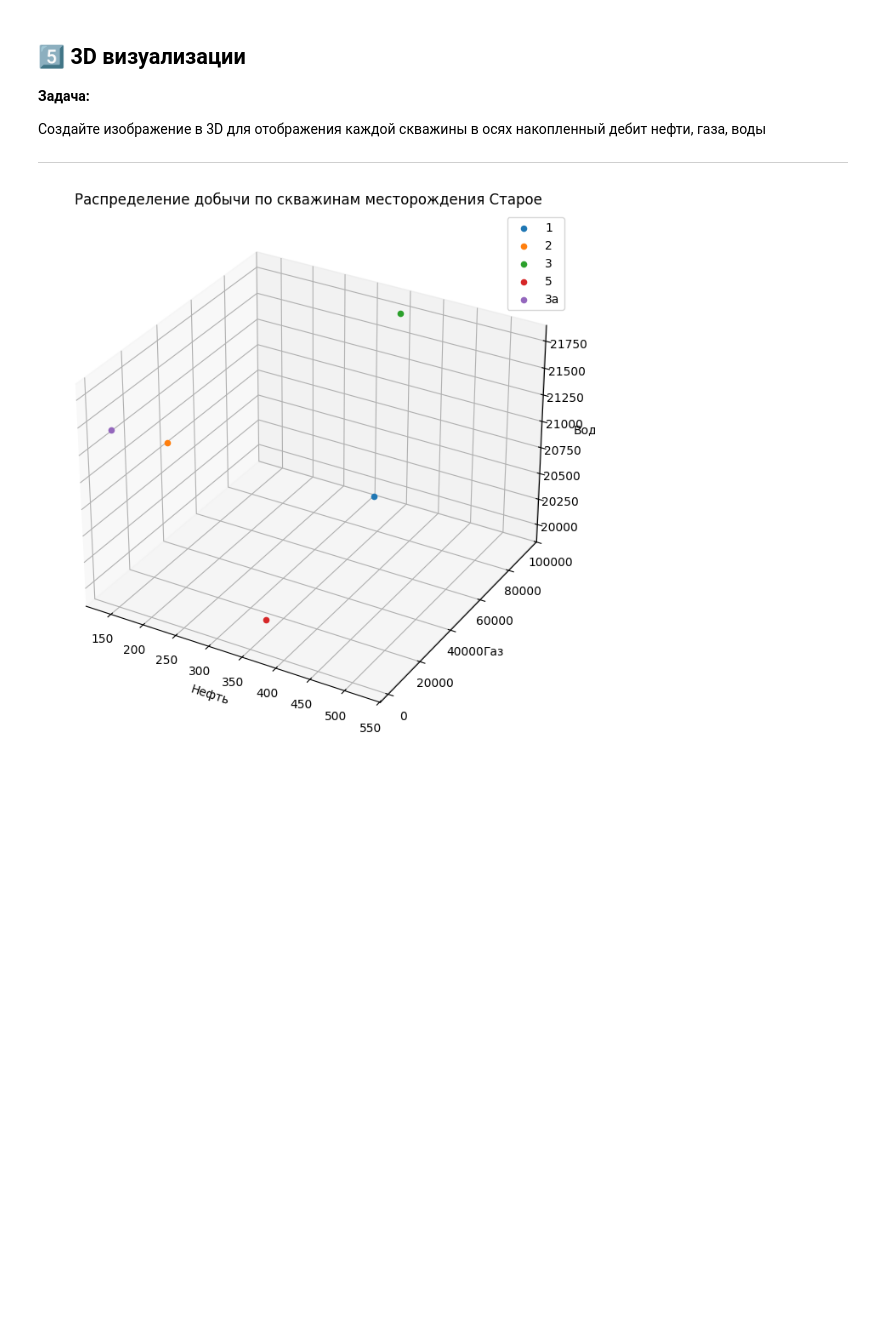
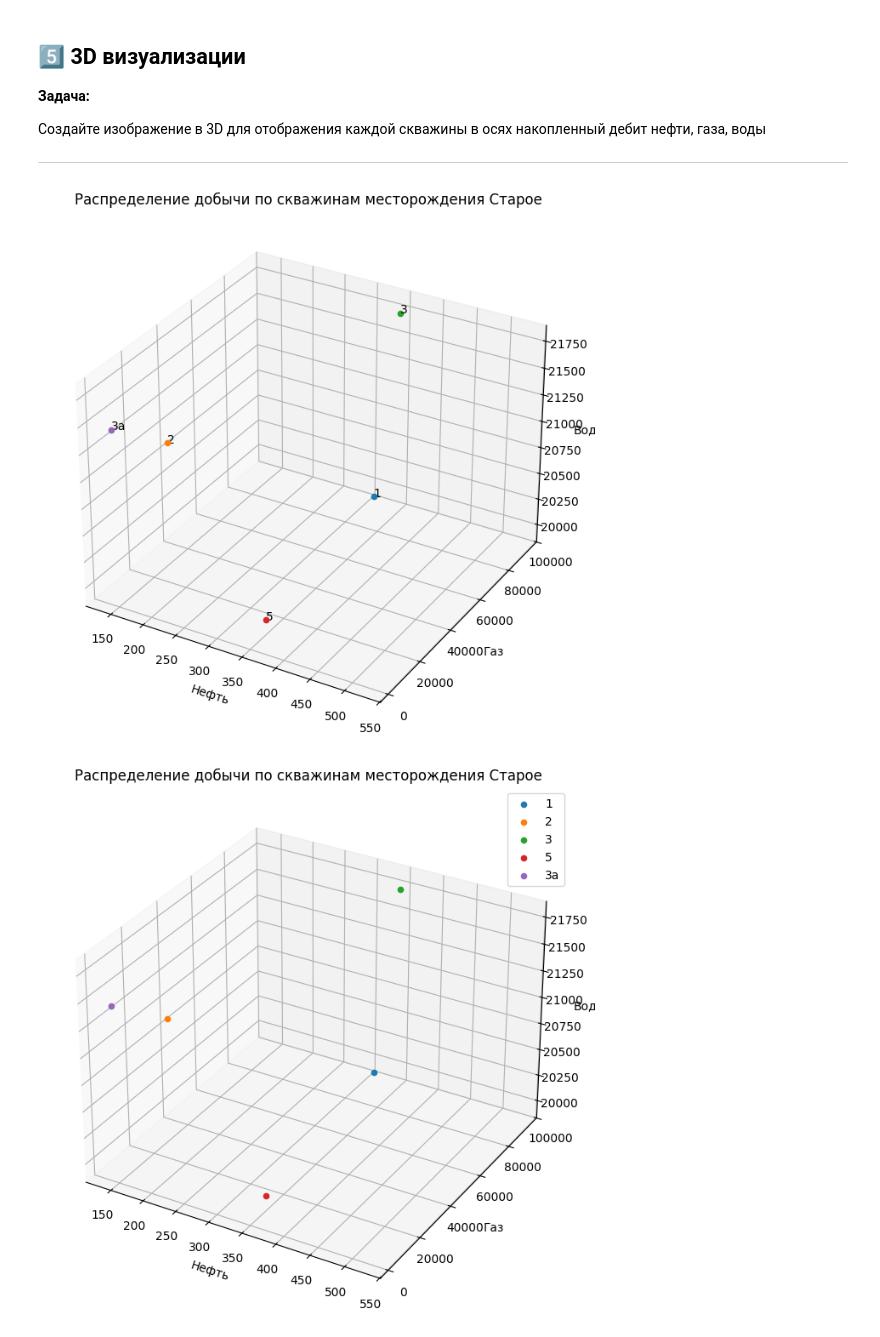
Before and after one commit to karzadenza/computer-technologies-in-mechanics, a Jupyter notebook: Sem_2/Task_10/Task2_10.ipynb, the cells around one changed output. Cells and saved outputs as stored; diff of their text form; code cells hidden in the pictures; blank space fills up the shorter version.

```diff
--- a/Sem_2/Task_10/Task2_10.ipynb
+++ b/Sem_2/Task_10/Task2_10.ipynb
@@ -230,6 +230,32 @@ field_wells_production_barh('Старое')
 Создайте изображение в 3D для отображения каждой скважины в осях накопленный дебит нефти, газа, воды
 
 ---
+# %%
+def production_3d_plot(field_id):
+    field = wells_df[wells_df['field_id'] == field_id]
+    group_by_well = field.groupby('well_id')[['oil', 'gas', 'water']].sum().reset_index()
+
+    fig = plt.figure(figsize=(12, 8))
+    ax = fig.add_subplot(111, projection='3d')
+
+    oil = group_by_well['oil']
+    gas = group_by_well['gas']
+    water = group_by_well['water']
+
+    # ax.scatter(oil, gas, water, marker='o')
+
+    for i, well_id in enumerate(group_by_well['well_id']):
+        ax.scatter(oil[i], gas[i], water[i], marker='o', label=group_by_well['well_id'])
+        ax.text(oil[i], gas[i], water[i], str(well_id), size=10)
+
+    ax.set_xlabel('Нефть')
+    ax.set_ylabel('Газ')
+    ax.set_zlabel('Вода')
+    ax.set_title(f'Распределение добычи по скважинам месторождения {field_id}')
+
+production_3d_plot('Старое')
+# %% [output]
+[figure, added]
 # %%
 def production_3d_plot(field_id):
     field = wells_df[wells_df['field_id'] == field_id]
```
